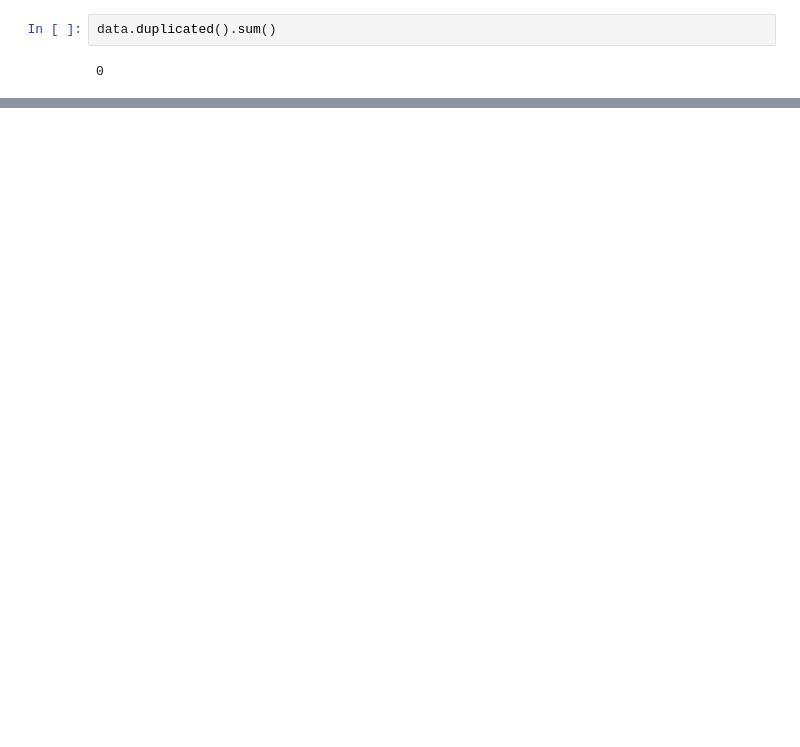
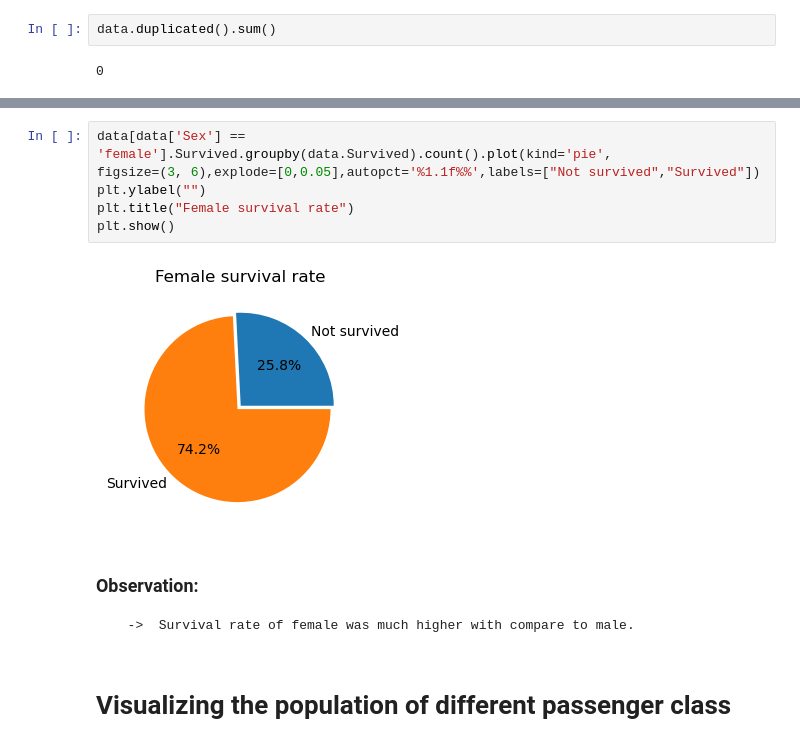
Before and after one commit to udaykamaliya/Project, a Jupyter notebook: PRODIGY_DS_02.ipynb, the cells around one changed output, grey strips where cells are left out. Cells and saved outputs as stored; diff of their text form; blank space fills up the shorter version.

```diff
--- a/PRODIGY_DS_02.ipynb
+++ b/PRODIGY_DS_02.ipynb
@@ -163,0 +180,14 @@ plt.show()
+# %%
+data[data['Sex'] == 'female'].Survived.groupby(data.Survived).count().plot(kind='pie',
+figsize=(3, 6),explode=[0,0.05],autopct='%1.1f%%',labels=["Not survived","Survived"])
+plt.ylabel("")
+plt.title("Female survival rate")
+plt.show()
+# %% [output]
+[figure, added]
+# %% [markdown]
+### Observation:
+
+      ->  Survival rate of female was much higher with compare to male.
+# %% [markdown]
+# Visualizing the population of different passenger class
```
Also changed, not shown: parts of 46 cells of this notebook.
